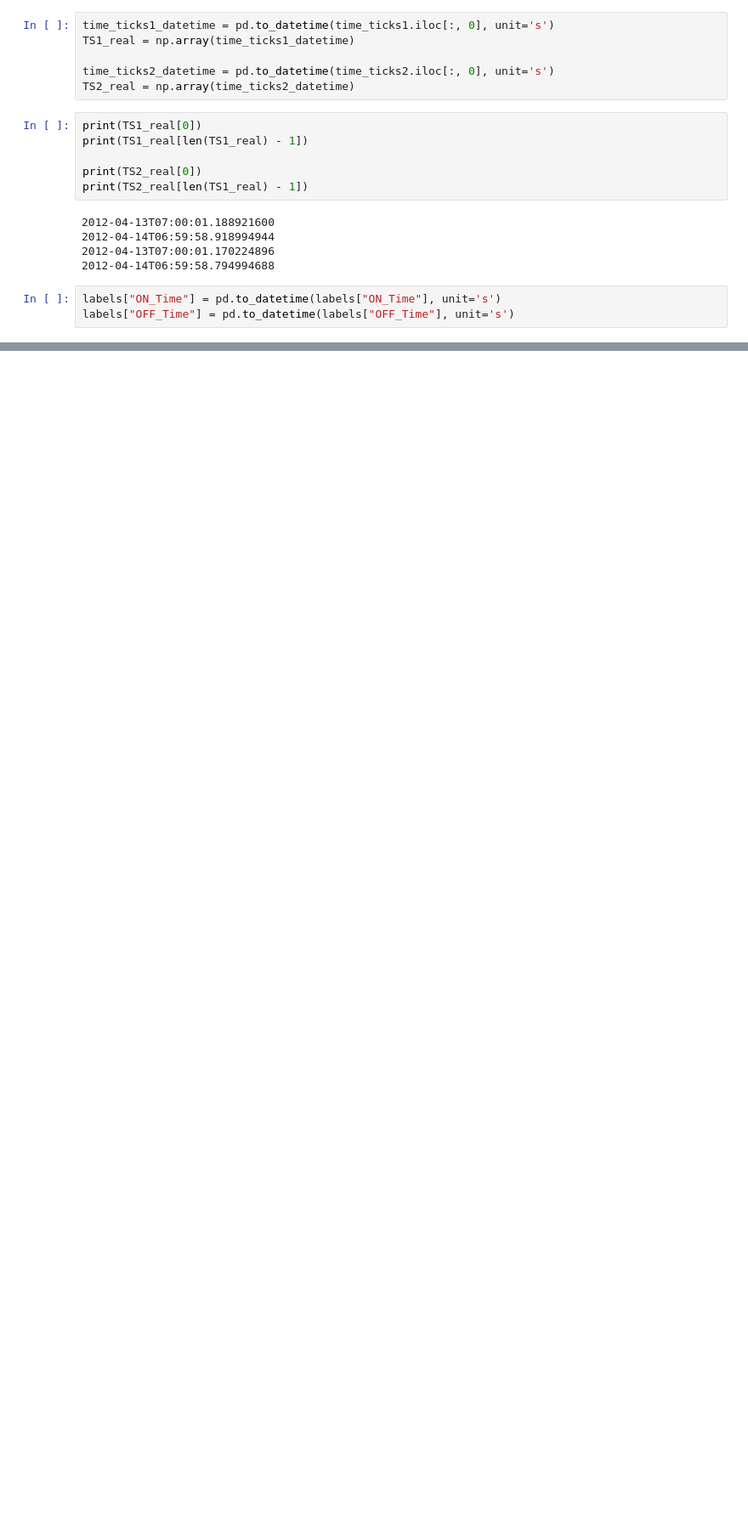
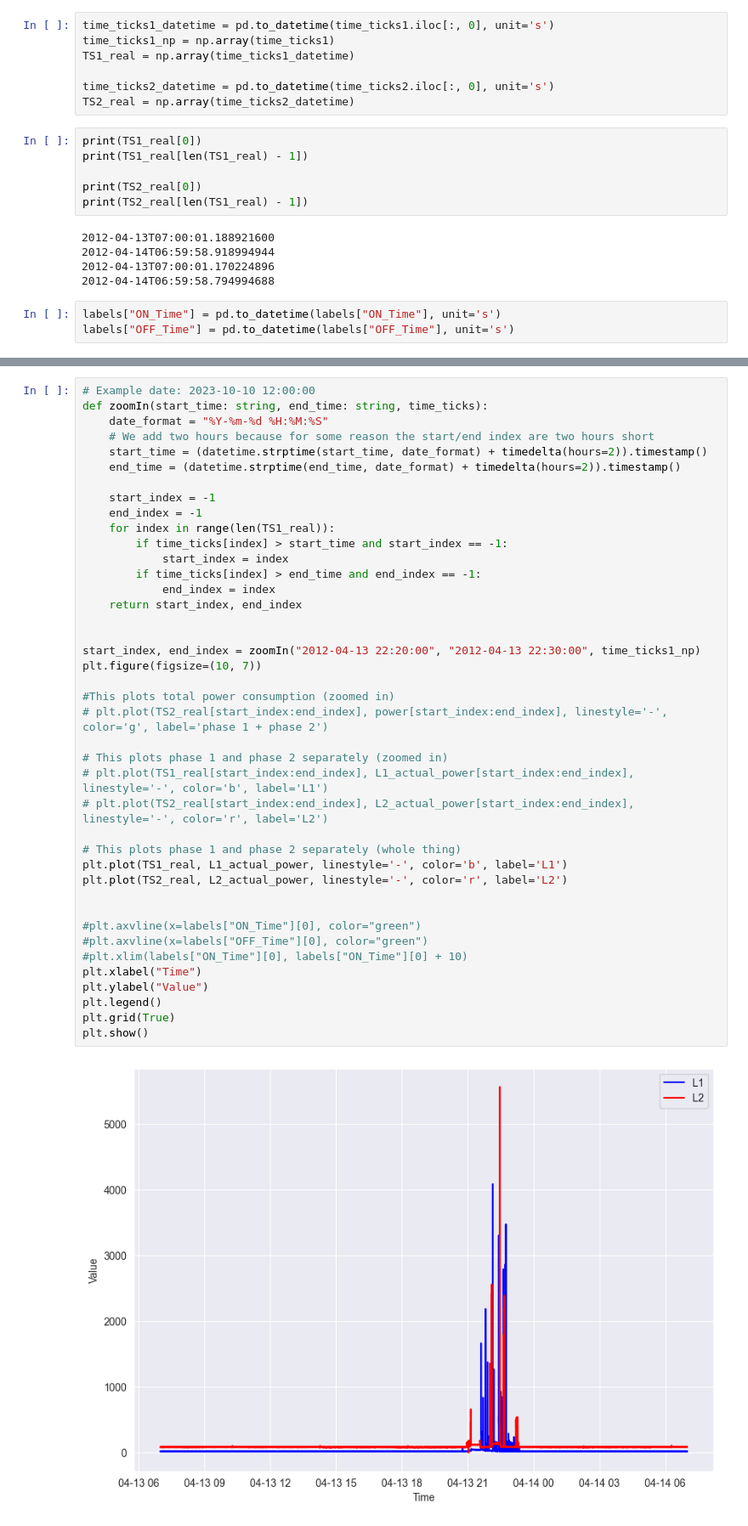
Before and after one commit to Policooo/Sustainable-Energy-Behavior, a Jupyter notebook: data_processing.ipynb, the cells around one changed output, grey strips where cells are left out. Shown at 85% size. Drawn from its saved outputs; the diff is of its cells as text; blank space fills up the shorter version.

Commit message:
can zoom in on graphs now

```diff
--- a/data_processing.ipynb
+++ b/data_processing.ipynb
@@ -60,5 +61,6 @@ power = L1_actual_power + L2_actual_power[:len(L2_actual_power) - 1]
 # %%
 time_ticks1_datetime = pd.to_datetime(time_ticks1.iloc[:, 0], unit='s')
+time_ticks1_np = np.array(time_ticks1)
 TS1_real = np.array(time_ticks1_datetime)
 
 time_ticks2_datetime = pd.to_datetime(time_ticks2.iloc[:, 0], unit='s')
@@ -105,3 +91,46 @@ TypeError: Addition/subtraction of integers and integer-arrays with Timestamp is
+# %%
+# Example date: 2023-10-10 12:00:00
+def zoomIn(start_time: string, end_time: string, time_ticks):
+    date_format = "%Y-%m-%d %H:%M:%S"
+    # We add two hours because for some reason the start/end index are two hours short
+    start_time = (datetime.strptime(start_time, date_format) + timedelta(hours=2)).timestamp()
+    end_time = (datetime.strptime(end_time, date_format) + timedelta(hours=2)).timestamp()
+
+    start_index = -1
+    end_index = -1
+    for index in range(len(TS1_real)):
+        if time_ticks[index] > start_time and start_index == -1:
+            start_index = index
+        if time_ticks[index] > end_time and end_index == -1:
+            end_index = index
+    return start_index, end_index
+
+
+start_index, end_index = zoomIn("2012-04-13 22:20:00", "2012-04-13 22:30:00", time_ticks1_np)
+plt.figure(figsize=(10, 7))
+
+#This plots total power consumption (zoomed in)
+# plt.plot(TS2_real[start_index:end_index], power[start_index:end_index], linestyle='-', color='g', label='phase 1 + phase 2')
+
+# This plots phase 1 and phase 2 separately (zoomed in)
+# plt.plot(TS1_real[start_index:end_index], L1_actual_power[start_index:end_index], linestyle='-', color='b', label='L1')
+# plt.plot(TS2_real[start_index:end_index], L2_actual_power[start_index:end_index], linestyle='-', color='r', label='L2')
+
+# This plots phase 1 and phase 2 separately (whole thing)
+plt.plot(TS1_real, L1_actual_power, linestyle='-', color='b', label='L1')
+plt.plot(TS2_real, L2_actual_power, linestyle='-', color='r', label='L2')
+
+
+#plt.axvline(x=labels["ON_Time"][0], color="green")
+#plt.axvline(x=labels["OFF_Time"][0], color="green")
+#plt.xlim(labels["ON_Time"][0], labels["ON_Time"][0] + 10)
+plt.xlabel("Time")
+plt.ylabel("Value")
+plt.legend()
+plt.grid(True)
+plt.show()
+# %% [output]
+[figure, added]
 # %%
 # Convert the specified human-readable time into a UNIX timestamp
 specified_unix_time = int((pd.Timestamp('2012-04-13 22:21:30') - pd.Timestamp("1970-01-01")) // pd.Timedelta('1s'))
```
Also changed, not shown: parts of 4 cells of this notebook.
